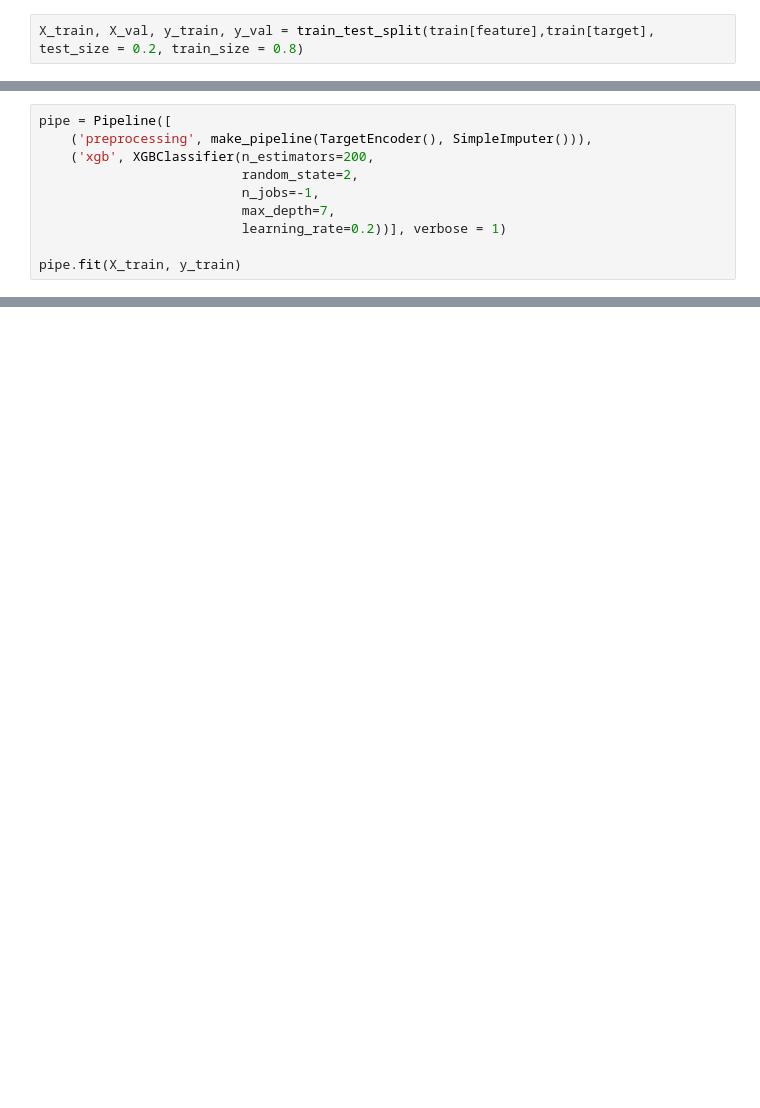
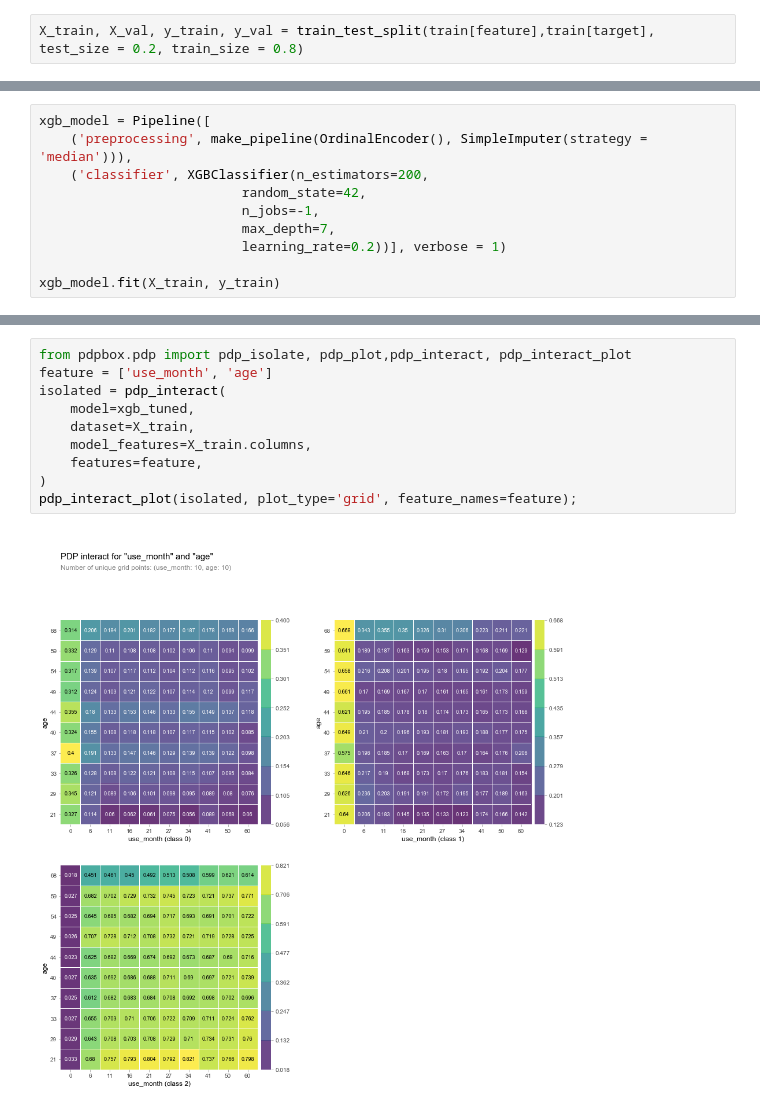
Before and after one commit to mhson-stack/credit-card-overdue-prediciton-ML-project, a Jupyter notebook: credit-card-model.ipynb, the cells around one changed output, grey strips where cells are left out. Drawn from its saved outputs; the diff is of its cells as text; blank space fills up the shorter version.

```diff
--- a/credit-card-model.ipynb
+++ b/credit-card-model.ipynb
@@ -35,11 +112,11 @@ X_train, X_val, y_train, y_val = train_test_split(train[feature],train[target],
 # %%
-pipe = Pipeline([
-    ('preprocessing', make_pipeline(TargetEncoder(), SimpleImputer())),
-    ('xgb', XGBClassifier(n_estimators=200,
-                          random_state=2,
+xgb_model = Pipeline([
+    ('preprocessing', make_pipeline(OrdinalEncoder(), SimpleImputer(strategy = 'median'))),
+    ('classifier', XGBClassifier(n_estimators=200,
+                          random_state=42,
                           n_jobs=-1,
                           max_depth=7,
                           learning_rate=0.2))], verbose = 1)
 
-pipe.fit(X_train, y_train)
+xgb_model.fit(X_train, y_train)
 # %% [output]
@@ -242,0 +300,12 @@ eli5.show_weights(
+# %%
+from pdpbox.pdp import pdp_isolate, pdp_plot,pdp_interact, pdp_interact_plot
+feature = ['use_month', 'age']
+isolated = pdp_interact(
+    model=xgb_tuned,
+    dataset=X_train,
+    model_features=X_train.columns,
+    features=feature,
+)
+pdp_interact_plot(isolated, plot_type='grid', feature_names=feature);
+# %% [output]
+[figure, added]
```
Also changed, not shown: parts of 33 cells of this notebook.
